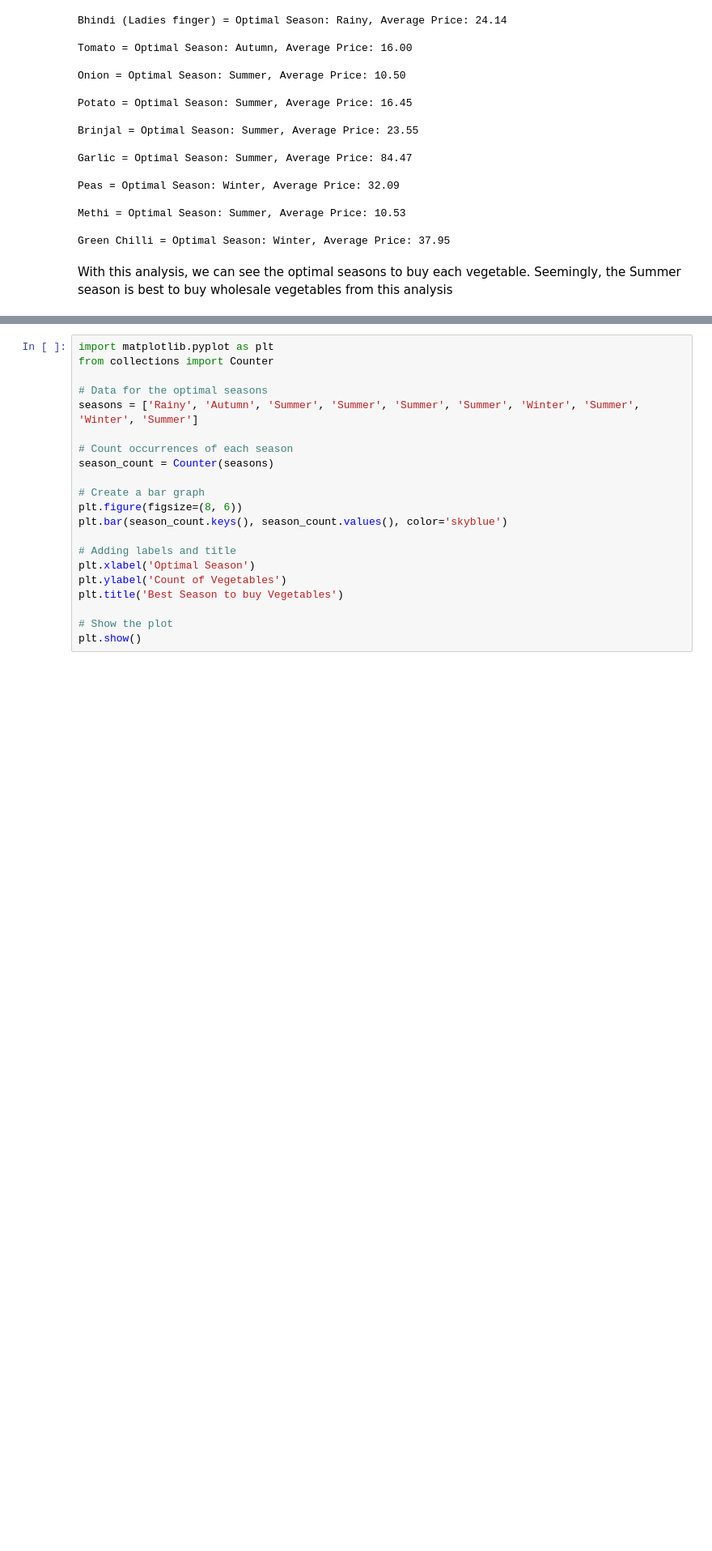
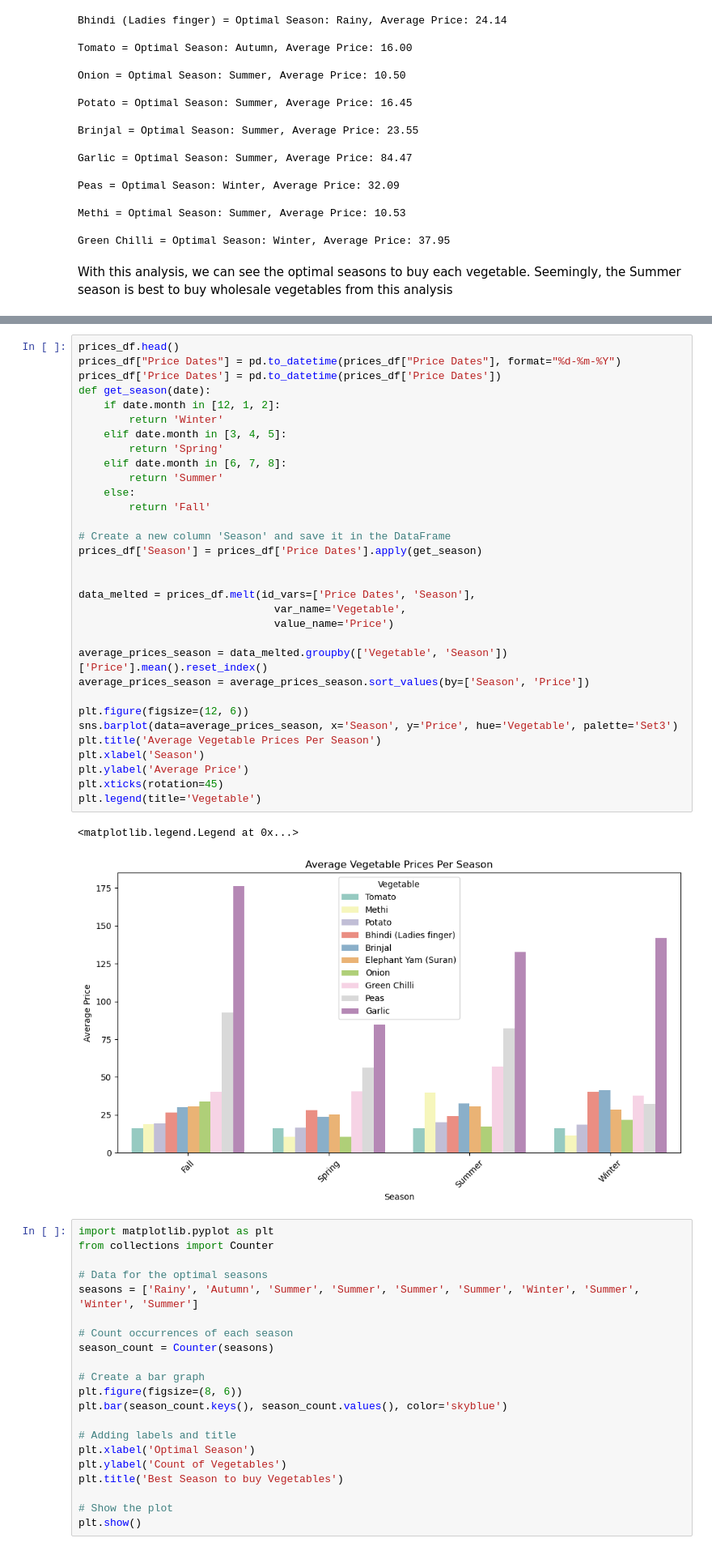
Before and after one commit to Thato-Th/ExploreAI-Python-Project, a Jupyter notebook: Vegetables Prices Analysis.ipynb, the cells around one changed output, grey strips where cells are left out. Shown at 81% size. Cells and saved outputs as stored; diff of their text form; blank space fills up the shorter version.

```diff
--- a/Vegetables Prices Analysis.ipynb
+++ b/Vegetables Prices Analysis.ipynb
@@ -493,3 +519,38 @@ With this analysis, we can see the optimal seasons to buy each vegetable. Seemin
+# %%
+prices_df.head()
+prices_df["Price Dates"] = pd.to_datetime(prices_df["Price Dates"], format="%d-%m-%Y")
+prices_df['Price Dates'] = pd.to_datetime(prices_df['Price Dates'])
+def get_season(date):
+    if date.month in [12, 1, 2]:
+        return 'Winter'
+    elif date.month in [3, 4, 5]:
+        return 'Spring'
+    elif date.month in [6, 7, 8]:
+        return 'Summer'
+    else:
+        return 'Fall'
+
+# Create a new column 'Season' and save it in the DataFrame
+prices_df['Season'] = prices_df['Price Dates'].apply(get_season)
+
+
+data_melted = prices_df.melt(id_vars=['Price Dates', 'Season'],
+                               var_name='Vegetable',
+                               value_name='Price')
+
+average_prices_season = data_melted.groupby(['Vegetable', 'Season'])['Price'].mean().reset_index()
+average_prices_season = average_prices_season.sort_values(by=['Season', 'Price'])
+
+plt.figure(figsize=(12, 6))
+sns.barplot(data=average_prices_season, x='Season', y='Price', hue='Vegetable', palette='Set3')
+plt.title('Average Vegetable Prices Per Season')
+plt.xlabel('Season')
+plt.ylabel('Average Price')
+plt.xticks(rotation=45)
+plt.legend(title='Vegetable')
+# %% [output]
+<matplotlib.legend.Legend at 0x...>
+[figure, added]
 # %%
 import matplotlib.pyplot as plt
 from collections import Counter
```
Also changed, not shown: parts of 5 cells of this notebook.
